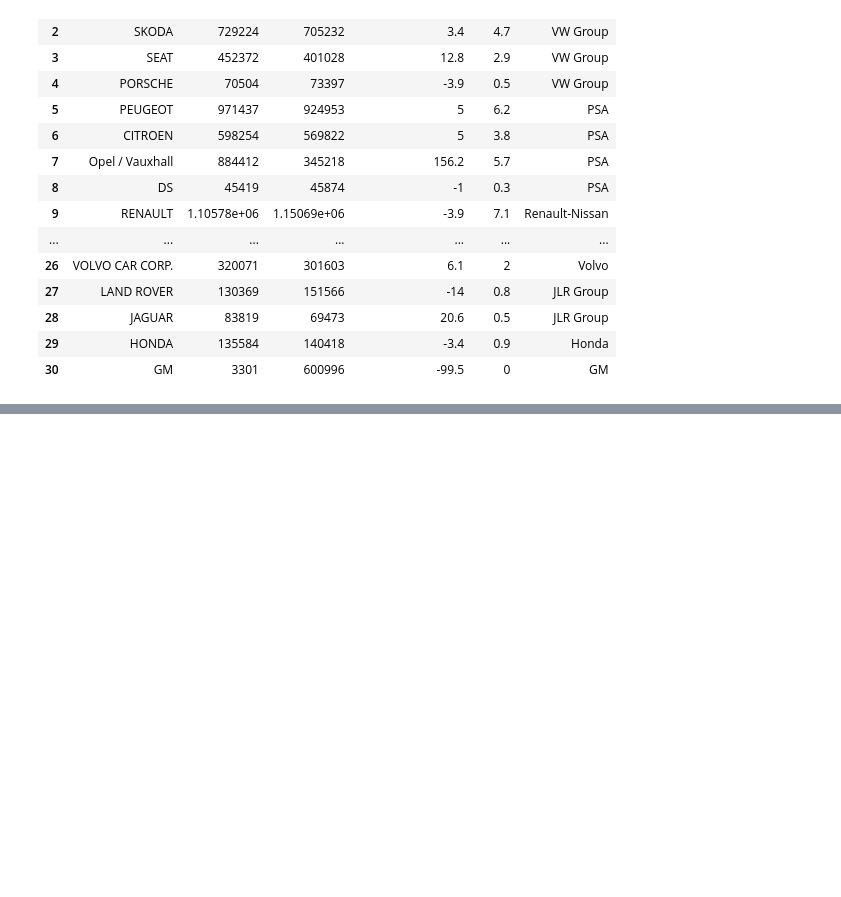
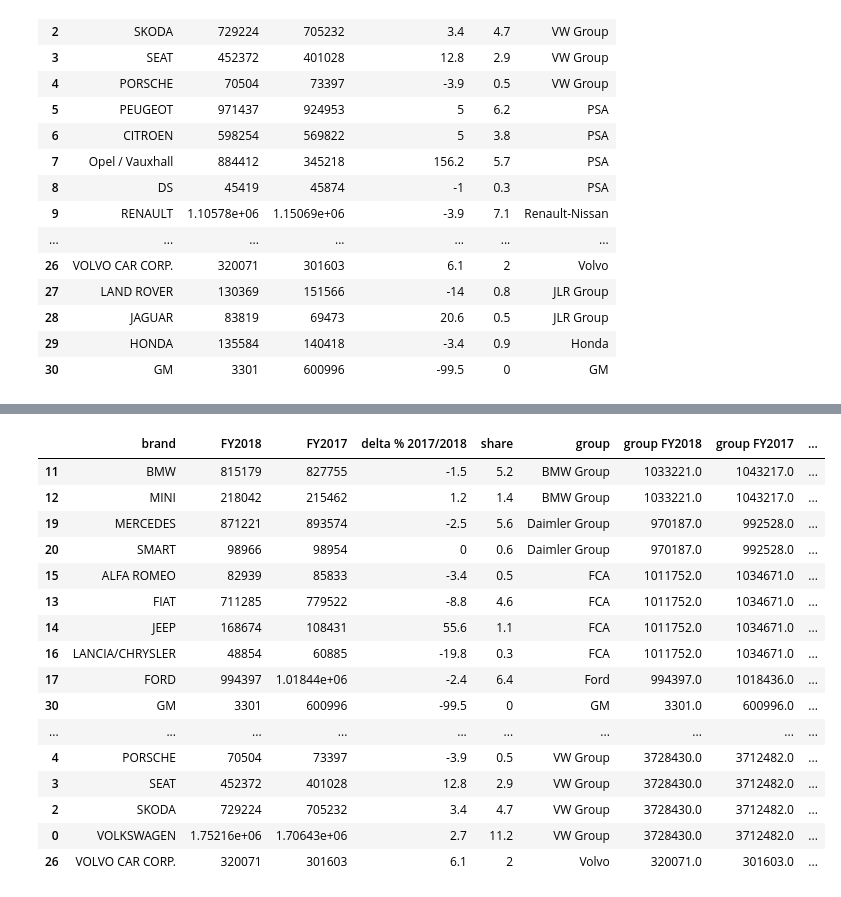
Before and after one commit to nebelgrau77/pandas-wrangling, a Jupyter notebook: scrape_car_volumes.ipynb, the cells around one changed output, grey strips where cells are left out. Saved outputs shown, nothing was run; the diff lists cells and outputs as text; code cells hidden in the pictures; blank space fills up the shorter version.

Commit message:
Add files via upload
added share of each brand in the group

```diff
--- a/scrape_car_volumes.ipynb
+++ b/scrape_car_volumes.ipynb
@@ -204,0 +283,6 @@ df.groupby('group').agg({'FY2018':'sum', 'FY2017':'sum'}).sort_values('FY2018',
+# %%
+for group in grp_test['group'].unique():
+    df.loc[df['group'] == group, 'group FY2018'] = grp_test.loc[grp_test['group'] == group, 'FY2018'].values[0]
+# %%
+for group in grp_test['group'].unique():
+    df.loc[df['group'] == group, 'group FY2017'] = grp_test.loc[grp_test['group'] == group, 'FY2017'].values[0]
@@ -204,0 +309,24 @@ df.groupby('group').agg({'FY2018':'sum', 'FY2017':'sum'}).sort_values('FY2018',
+# %%
+df['brand share in group FY2018'] = df['FY2018']/df['group FY2018']*100
+# %%
+df['brand share in group FY2017'] = df['FY2017']/df['group FY2017']*100
+# %%
+df.sort_values(['group', 'brand'])
+# %% [output]
+|  | brand | FY2018 | FY2017 | delta % 2017/2018 | share | group | group FY2018 | group FY2017 | ... |
+| 11 | BMW | 815179 | 827755 | -1.5 | 5.2 | BMW Group | 1033221.0 | 1043217.0 | ... |
+| 12 | MINI | 218042 | 215462 | 1.2 | 1.4 | BMW Group | 1033221.0 | 1043217.0 | ... |
+| 19 | MERCEDES | 871221 | 893574 | -2.5 | 5.6 | Daimler Group | 970187.0 | 992528.0 | ... |
+| 20 | SMART | 98966 | 98954 | 0 | 0.6 | Daimler Group | 970187.0 | 992528.0 | ... |
+| 15 | ALFA ROMEO | 82939 | 85833 | -3.4 | 0.5 | FCA | 1011752.0 | 1034671.0 | ... |
+| 13 | FIAT | 711285 | 779522 | -8.8 | 4.6 | FCA | 1011752.0 | 1034671.0 | ... |
+| 14 | JEEP | 168674 | 108431 | 55.6 | 1.1 | FCA | 1011752.0 | 1034671.0 | ... |
+| 16 | LANCIA/CHRYSLER | 48854 | 60885 | -19.8 | 0.3 | FCA | 1011752.0 | 1034671.0 | ... |
+| 17 | FORD | 994397 | 1.01844e+06 | -2.4 | 6.4 | Ford | 994397.0 | 1018436.0 | ... |
+| 30 | GM | 3301 | 600996 | -99.5 | 0 | GM | 3301.0 | 600996.0 | ... |
+| ... | ... | ... | ... | ... | ... | ... | ... | ... | ... |
+| 4 | PORSCHE | 70504 | 73397 | -3.9 | 0.5 | VW Group | 3728430.0 | 3712482.0 | ... |
+| 3 | SEAT | 452372 | 401028 | 12.8 | 2.9 | VW Group | 3728430.0 | 3712482.0 | ... |
+| 2 | SKODA | 729224 | 705232 | 3.4 | 4.7 | VW Group | 3728430.0 | 3712482.0 | ... |
+| 0 | VOLKSWAGEN | 1.75216e+06 | 1.70643e+06 | 2.7 | 11.2 | VW Group | 3728430.0 | 3712482.0 | ... |
+| 26 | VOLVO CAR CORP. | 320071 | 301603 | 6.1 | 2 | Volvo | 320071.0 | 301603.0 | ... |
```
Also changed, not shown: parts of 13 cells of this notebook.
